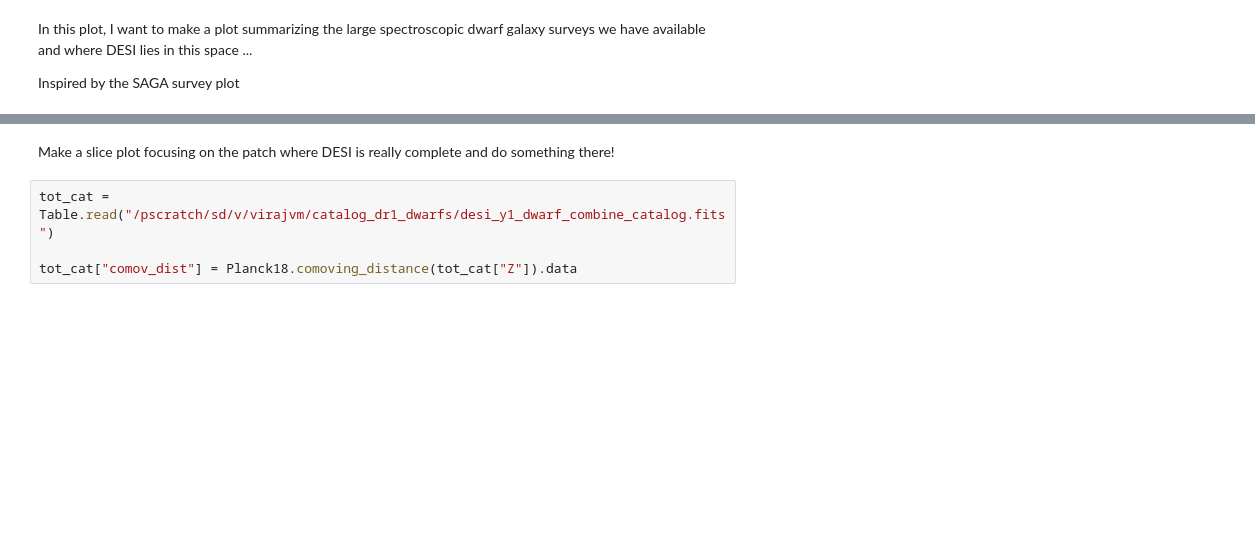
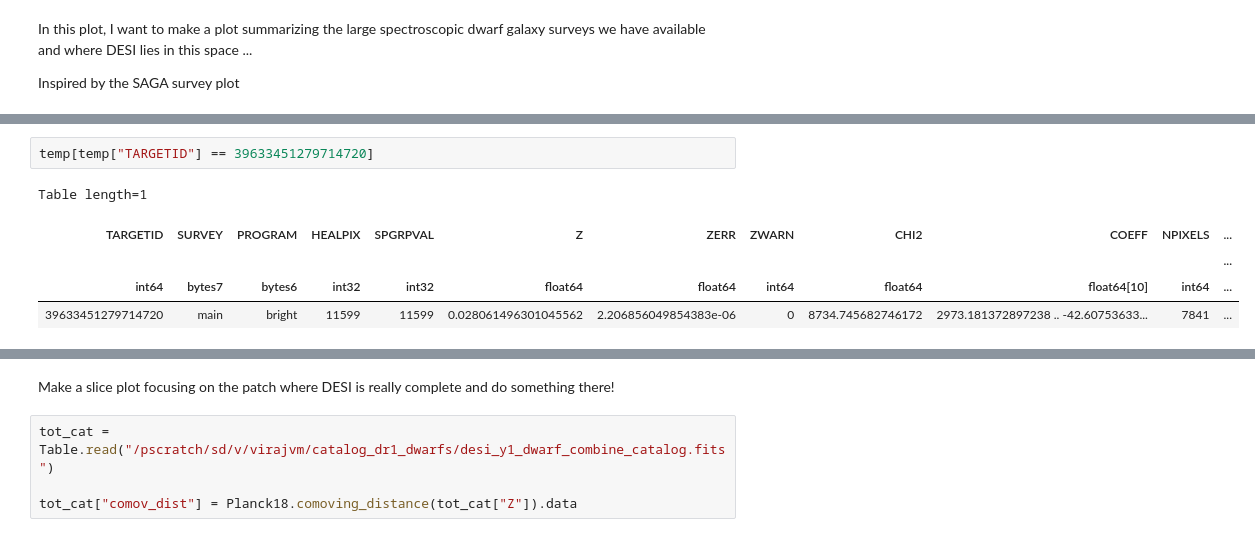
Before and after one commit to virajvman/desi_dwarfs, a Jupyter notebook: notebooks/survey_plot.ipynb, the cells around one changed output, grey strips where cells are left out. Saved outputs shown, nothing was run; the diff lists cells and outputs as text; blank space fills up the shorter version.

```diff
--- a/notebooks/survey_plot.ipynb
+++ b/notebooks/survey_plot.ipynb
@@ -48,0 +189,8 @@ from desi_lowz_funcs import make_subplots
+# %%
+temp[temp["TARGETID"] == 39633451279714720]
+# %% [output]
+Table length=1
+| TARGETID | SURVEY | PROGRAM | HEALPIX | SPGRPVAL | Z | ZERR | ZWARN | CHI2 | COEFF | NPIXELS | ... |
+|  |  |  |  |  |  |  |  |  |  |  | ... |
+| int64 | bytes7 | bytes6 | int32 | int32 | float64 | float64 | int64 | float64 | float64[10] | int64 | ... |
+| 39633451279714720 | main | bright | 11599 | 11599 | 0.028061496301045562 | 2.206856049854383e-06 | 0 | 8734.745682746172 | 2973.181372897238 .. -42.60753633... | 7841 | ... |
```
Also changed, not shown: parts of 105 cells of this notebook, 26 other files.
